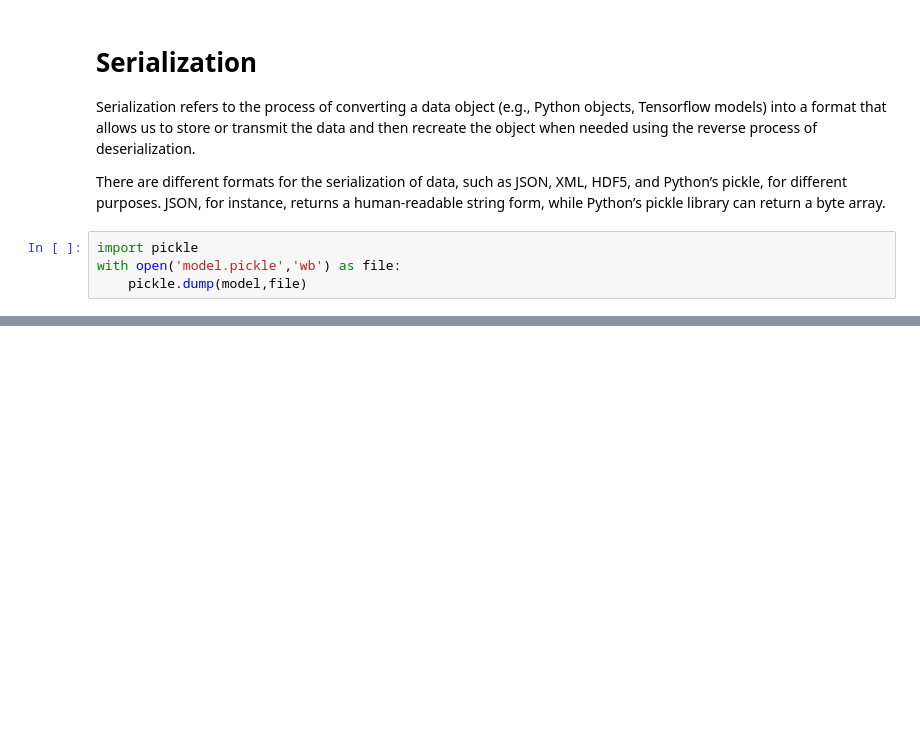
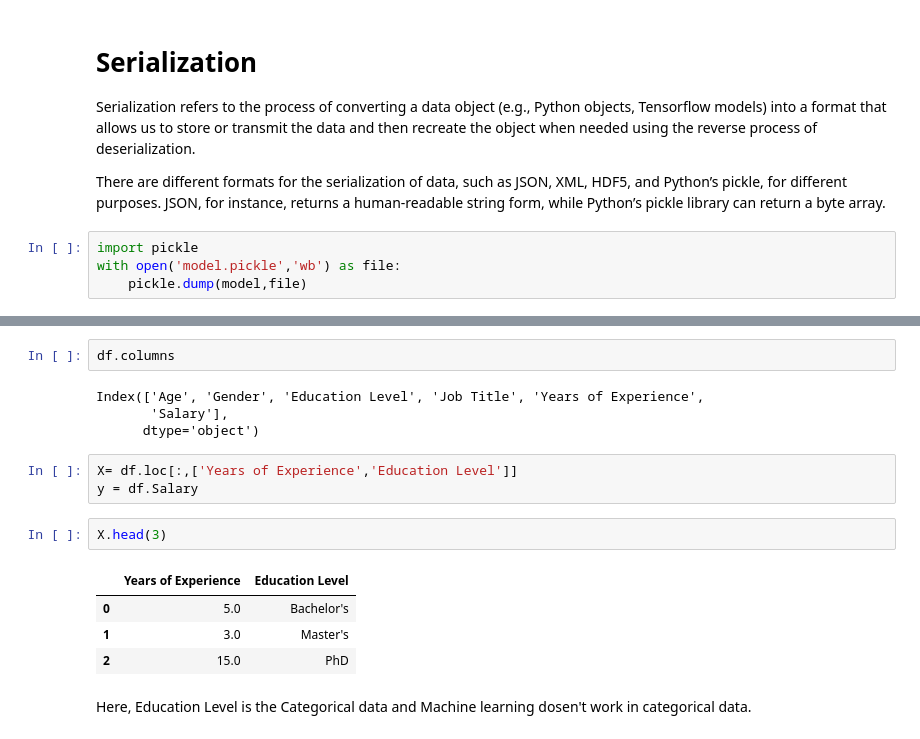
Before and after one commit to ashmi721/Data_Science_Class, a Jupyter notebook: Machine Learning/Supervised/Regression/Salary_prediction_using_simple_linear_Regression_DS600_D24.ipynb, the cells around one changed output, grey strips where cells are left out. Saved outputs shown, nothing was run; the diff lists cells and outputs as text; blank space fills up the shorter version.

```diff
--- a/Machine Learning/Supervised/Regression/Salary_prediction_using_simple_linear_Regression_DS600_D24.ipynb
+++ b/Machine Learning/Supervised/Regression/Salary_prediction_using_simple_linear_Regression_DS600_D24.ipynb
@@ -368,0 +387,18 @@ with open('model.pickle','wb') as file:
+# %%
+df.columns
+# %% [output]
+Index(['Age', 'Gender', 'Education Level', 'Job Title', 'Years of Experience',
+       'Salary'],
+      dtype='object')
+# %%
+X= df.loc[:,['Years of Experience','Education Level']]
+y = df.Salary
+# %%
+X.head(3)
+# %% [output]
+|  | Years of Experience | Education Level |
+| 0 | 5.0 | Bachelor's |
+| 1 | 3.0 | Master's |
+| 2 | 15.0 | PhD |
+# %% [markdown]
+Here, Education Level is the Categorical data and Machine learning dosen't work in categorical data.
```
Also changed, not shown: parts of 18 cells of this notebook, 1 other file.
